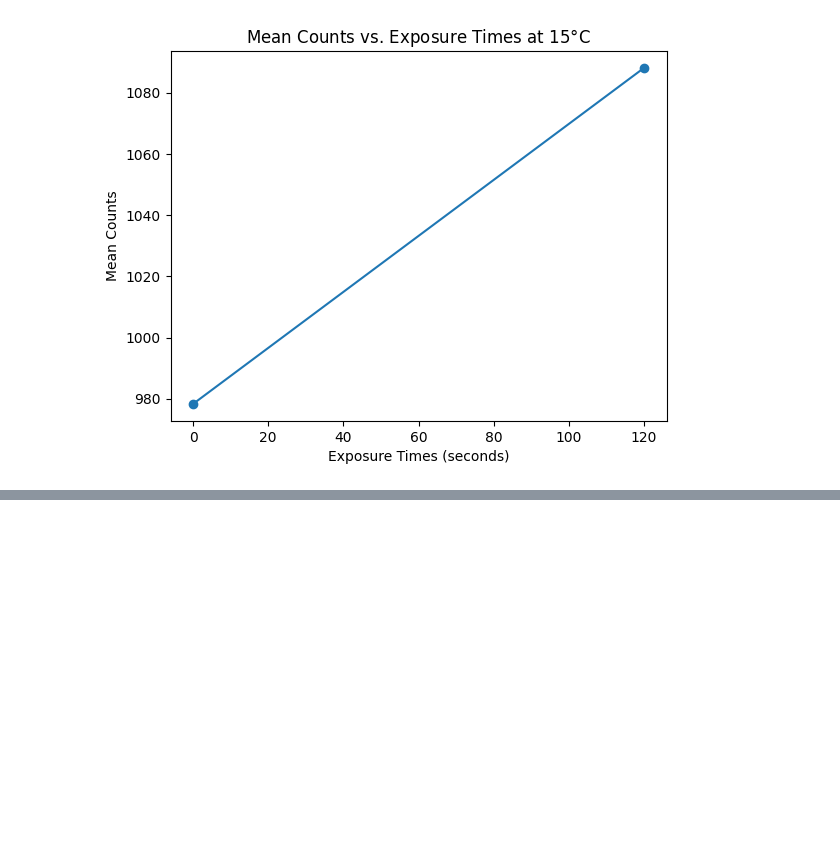
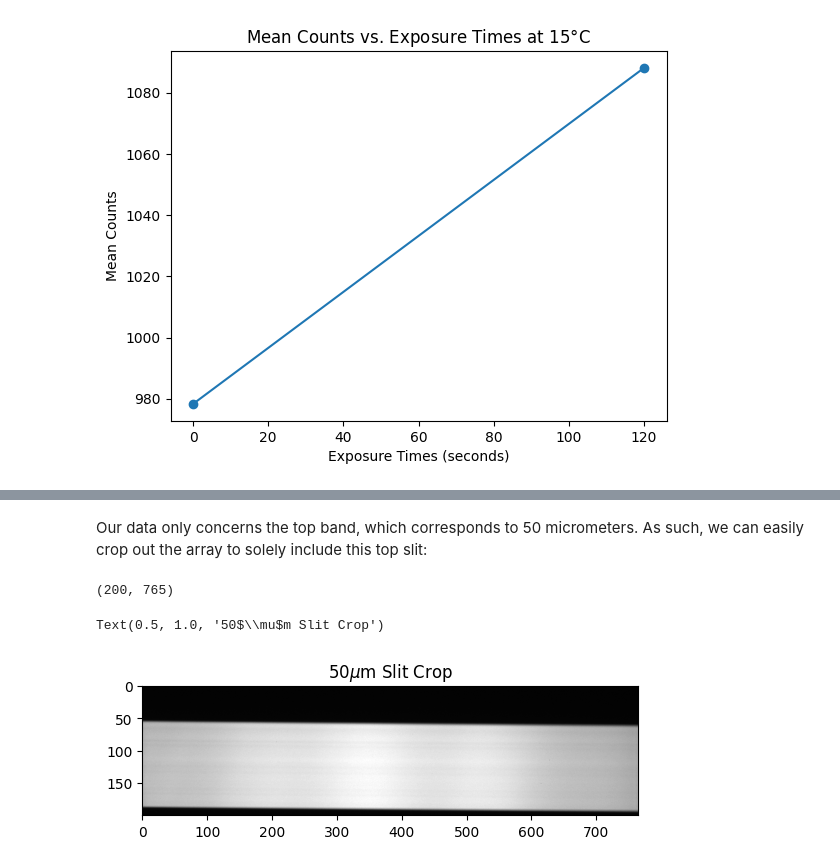
Before and after one commit to Efrain1013/AST_443, a Jupyter notebook: ryan_stuff/ryan_full_report.ipynb, the cells around one changed output, grey strips where cells are left out. Saved outputs shown, nothing was run; the diff lists cells and outputs as text; code cells hidden in the pictures; blank space fills up the shorter version.

```diff
--- a/ryan_stuff/ryan_full_report.ipynb
+++ b/ryan_stuff/ryan_full_report.ipynb
@@ -529,0 +598,13 @@ The dark current at -15 degrees C is 1.8304 +/- 0.7025 e/p/s
+# %% [markdown]
+Our data only concerns the top band, which corresponds to 50 micrometers. As such, we can easily crop out the array to solely include this top slit:
+# %%
+#Crop data to only include the top band (50um)
+
+crop = data[:200,:]
+print(crop.shape)
+plt.imshow(crop,cmap='gray')
+plt.title(r'50$\mu$m Slit Crop')
+# %% [output]
+(200, 765)
+Text(0.5, 1.0, '50$\\mu$m Slit Crop')
+[figure, added]
```
Also changed, not shown: parts of 24 cells of this notebook.
